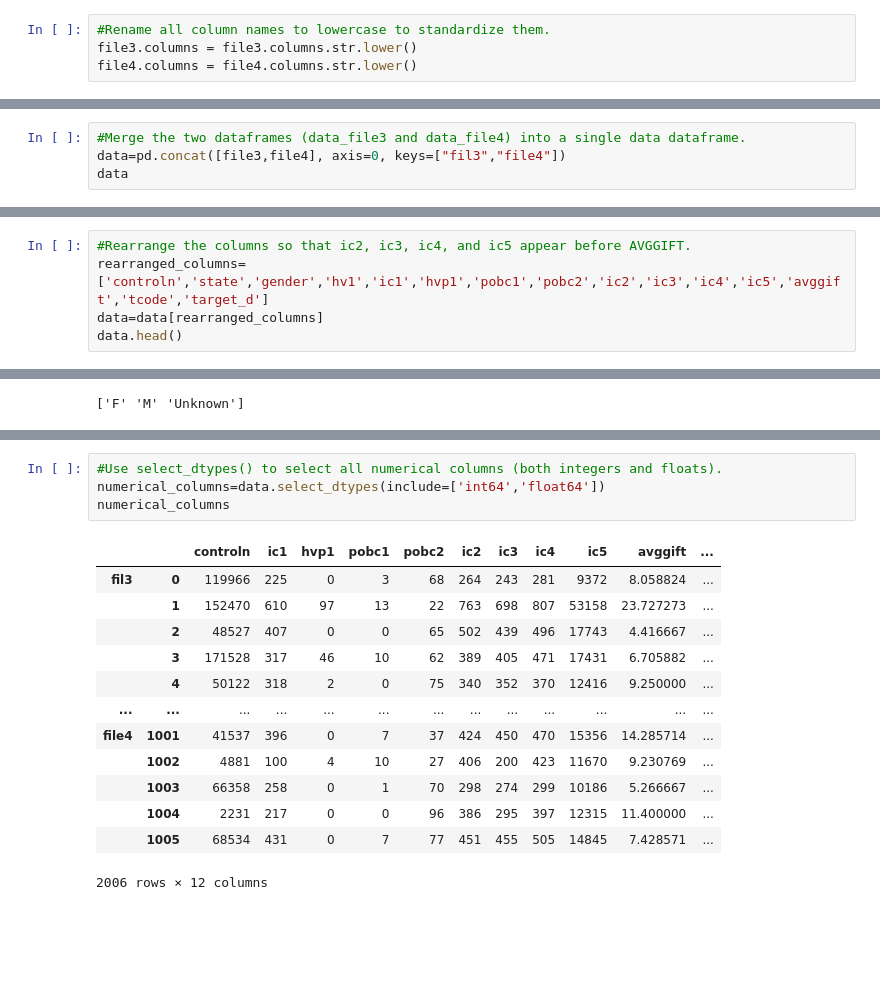
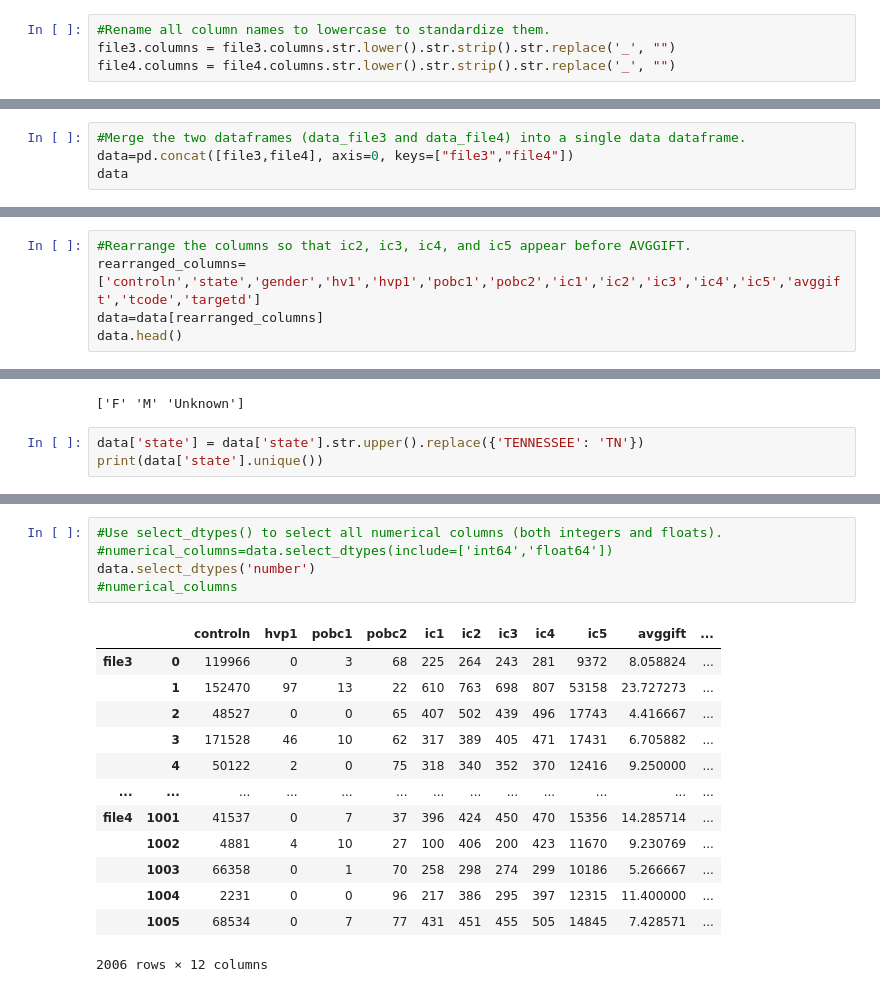
Before and after one commit to Aminmoh9/Pandas-Exercises, a Jupyter notebook: Pandas Exercises.ipynb, the cells around one changed output, grey strips where cells are left out. Drawn from its saved outputs; the diff is of its cells as text; blank space fills up the shorter version.

```diff
--- a/Pandas Exercises.ipynb
+++ b/Pandas Exercises.ipynb
@@ -64,6 +50,6 @@ Are the columns in the same order?
 True
 # %%
 #Rename all column names to lowercase to standardize them.
-file3.columns = file3.columns.str.lower()
-file4.columns = file4.columns.str.lower()
+file3.columns = file3.columns.str.lower().str.strip().str.replace('_', "")
+file4.columns = file4.columns.str.lower().str.strip().str.replace('_', "")
 # %%
@@ -86,6 +76,6 @@ Index(['controln', 'state', 'gender', 'hv1', 'ic1', 'ic4', 'hvp1', 'ic5',
 # %%
 #Merge the two dataframes (data_file3 and data_file4) into a single data dataframe.
-data=pd.concat([file3,file4], axis=0, keys=["fil3","file4"])
+data=pd.concat([file3,file4], axis=0, keys=["file3","file4"])
 data
 # %% [output]
 |  |  | controln | state | gender | hv1 | ic1 | ic4 | hvp1 | ic5 | pobc1 | pobc2 | ... |
@@ -158,6 +120,6 @@ data1
 # %%
 #Rearrange the columns so that ic2, ic3, ic4, and ic5 appear before AVGGIFT.
-rearranged_columns=['controln','state','gender','hv1','ic1','hvp1','pobc1','pobc2','ic2','ic3','ic4','ic5','avggift','tcode','target_d']
+rearranged_columns=['controln','state','gender','hv1','hvp1','pobc1','pobc2','ic1','ic2','ic3','ic4','ic5','avggift','tcode','targetd']
 data=data[rearranged_columns]
 data.head()
 # %% [output]
@@ -178,3 +140,6 @@ data['gender'] = data['gender'].replace({'u': 'Unknown', 'j': 'Unknown', 'a': 'U
 print(data['gender'].unique())
 # %% [output]
 ['F' 'M' 'Unknown']
+# %%
+data['state'] = data['state'].str.upper().replace({'TENNESSEE': 'TN'})
+print(data['state'].unique())
@@ -297,19 +268,20 @@ target_d    float64
 dtype: object
 # %%
 #Use select_dtypes() to select all numerical columns (both integers and floats).
-numerical_columns=data.select_dtypes(include=['int64','float64'])
-numerical_columns
+#numerical_columns=data.select_dtypes(include=['int64','float64'])
+data.select_dtypes('number')
+#numerical_columns
 # %% [output]
-|  |  | controln | ic1 | hvp1 | pobc1 | pobc2 | ic2 | ic3 | ic4 | ic5 | avggift | ... |
-| fil3 | 0 | 119966 | 225 | 0 | 3 | 68 | 264 | 243 | 281 | 9372 | 8.058824 | ... |
-|  | 1 | 152470 | 610 | 97 | 13 | 22 | 763 | 698 | 807 | 53158 | 23.727273 | ... |
-|  | 2 | 48527 | 407 | 0 | 0 | 65 | 502 | 439 | 496 | 17743 | 4.416667 | ... |
-|  | 3 | 171528 | 317 | 46 | 10 | 62 | 389 | 405 | 471 | 17431 | 6.705882 | ... |
-|  | 4 | 50122 | 318 | 2 | 0 | 75 | 340 | 352 | 370 | 12416 | 9.250000 | ... |
+|  |  | controln | hvp1 | pobc1 | pobc2 | ic1 | ic2 | ic3 | ic4 | ic5 | avggift | ... |
+| file3 | 0 | 119966 | 0 | 3 | 68 | 225 | 264 | 243 | 281 | 9372 | 8.058824 | ... |
+|  | 1 | 152470 | 97 | 13 | 22 | 610 | 763 | 698 | 807 | 53158 | 23.727273 | ... |
+|  | 2 | 48527 | 0 | 0 | 65 | 407 | 502 | 439 | 496 | 17743 | 4.416667 | ... |
+|  | 3 | 171528 | 46 | 10 | 62 | 317 | 389 | 405 | 471 | 17431 | 6.705882 | ... |
+|  | 4 | 50122 | 2 | 0 | 75 | 318 | 340 | 352 | 370 | 12416 | 9.250000 | ... |
 | ... | ... | ... | ... | ... | ... | ... | ... | ... | ... | ... | ... | ... |
-| file4 | 1001 | 41537 | 396 | 0 | 7 | 37 | 424 | 450 | 470 | 15356 | 14.285714 | ... |
-|  | 1002 | 4881 | 100 | 4 | 10 | 27 | 406 | 200 | 423 | 11670 | 9.230769 | ... |
-|  | 1003 | 66358 | 258 | 0 | 1 | 70 | 298 | 274 | 299 | 10186 | 5.266667 | ... |
-|  | 1004 | 2231 | 217 | 0 | 0 | 96 | 386 | 295 | 397 | 12315 | 11.400000 | ... |
-|  | 1005 | 68534 | 431 | 0 | 7 | 77 | 451 | 455 | 505 | 14845 | 7.428571 | ... |
+| file4 | 1001 | 41537 | 0 | 7 | 37 | 396 | 424 | 450 | 470 | 15356 | 14.285714 | ... |
+|  | 1002 | 4881 | 4 | 10 | 27 | 100 | 406 | 200 | 423 | 11670 | 9.230769 | ... |
+|  | 1003 | 66358 | 0 | 1 | 70 | 258 | 298 | 274 | 299 | 10186 | 5.266667 | ... |
+|  | 1004 | 2231 | 0 | 0 | 96 | 217 | 386 | 295 | 397 | 12315 | 11.400000 | ... |
+|  | 1005 | 68534 | 0 | 7 | 77 | 431 | 451 | 455 | 505 | 14845 | 7.428571 | ... |
 2006 rows × 12 columns
```
Also changed, not shown: parts of 23 cells of this notebook.
